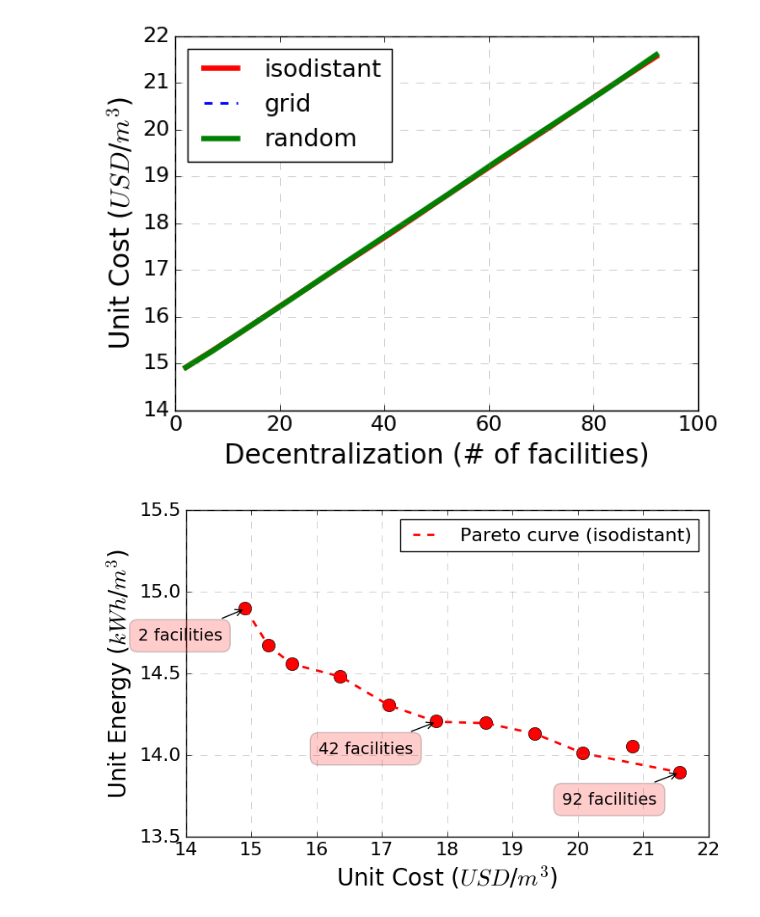
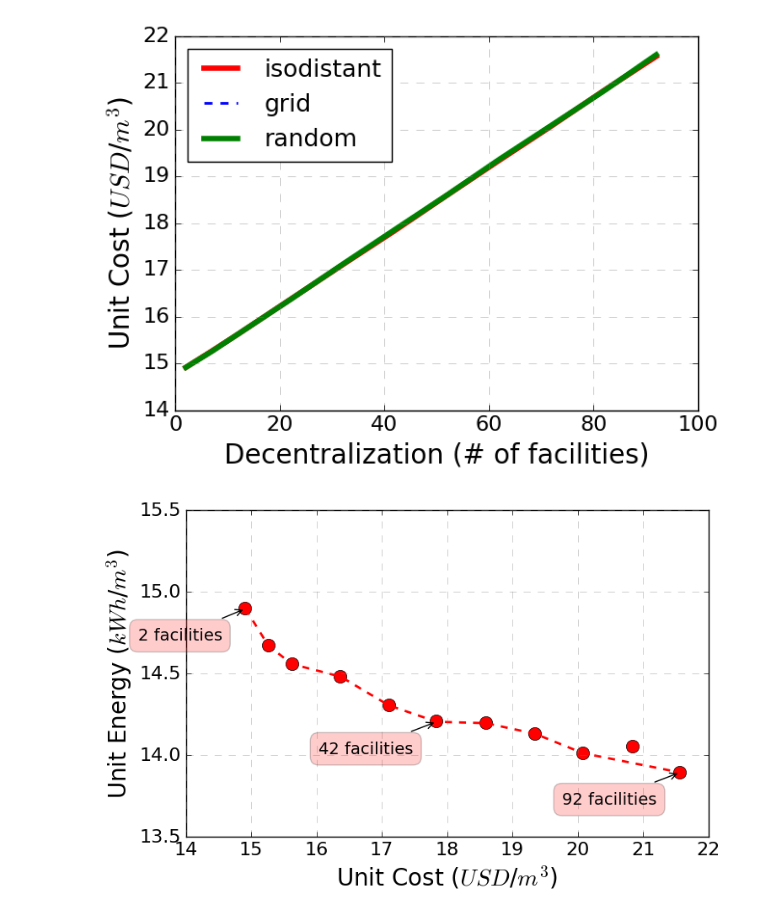
Before and after one commit to okavvada/Urine-Project, a Jupyter notebook: Plot_LCA_model.ipynb, the cells around one changed output. Drawn from its saved outputs; the diff is of its cells as text; code cells hidden in the pictures.

```diff
--- a/Plot_LCA_model.ipynb
+++ b/Plot_LCA_model.ipynb
@@ -314,38 +314,38 @@ p_front_random = pareto_frontier(Xs_rand, Ys_rand, maxX = False, maxY = True)
 # Plot a scatter graph of all results
 fig, ax = plt.subplots(nrows=1, ncols=1 ,figsize=(8, 5))
 plt.plot(Xs_opt, Ys_opt,'ro', markersize=11)
-plt.plot(p_front_optimal[0], p_front_optimal[1], 'r--', label = 'Pareto curve (isodistant)', linewidth=2)
+plt.plot(p_front_optimal[0], p_front_optimal[1], 'r--', linewidth=2)
 #plt.plot(Xs_rand, Ys_rand,'g^', markersize=11, label = 'random')
 #plt.plot(p_front_random[0], p_front_random[1], 'g--', label = 'Pareto curve (random)', linewidth=2)
 plt.xticks(fontsize = 16)
 plt.yticks(fontsize = 16)
 plt.ylim(13.5, 15.5)
 plt.ylabel('Unit Energy ($kWh$/$m^3$)',fontsize=20)
 plt.xlabel('Unit Cost ($USD$/$m^3$)',fontsize=20)
 plt.grid(which='major', color='grey', linestyle='--', alpha = 0.5)
 plt.legend(fontsize = 16)
 labels = ['{0} facilities'.format(i) for i in Energy_optimal['n_facilities']]
 for label, x, y in list(zip(labels, Xs_opt, Ys_opt)):
     if (label == '2 facilities') or (label == '42 facilities') or (label == '92 facilities'):
         plt.annotate(
             label,
             xy = (x, y), xytext = (-20, -30),
             textcoords = 'offset points', ha = 'right', va = 'bottom',
             bbox = dict(boxstyle = 'round,pad=0.5', fc = 'red', alpha = 0.2),
         arrowprops = dict(arrowstyle = '->', connectionstyle = 'arc3,rad=0'), fontsize = 14)
 '''
 for label, x, y in list(zip(labels, Xs_rand, Ys_rand)):
     if (label == '32 facilities')  or (label == '92 facilities'):
         plt.annotate(
             label,
             xy = (x, y), xytext = (80, 30),
             textcoords = 'offset points', ha = 'right', va = 'bottom',
             bbox = dict(boxstyle = 'round,pad=0.5', fc = 'green', alpha = 0.2),
         arrowprops = dict(arrowstyle = '->', connectionstyle = 'arc3,rad=0'), fontsize = 14)
 '''
 plt.show()
 # %% [output]
-[figure, old version]
+[figure, new version]
 # %%
 Xs_opt, Ys_opt = cost_optimal, ghg_optimal
 Xs_grid, Ys_grid = cost_grid, ghg_grid
```
Also changed, not shown: parts of 4 cells of this notebook, 5 other files.
